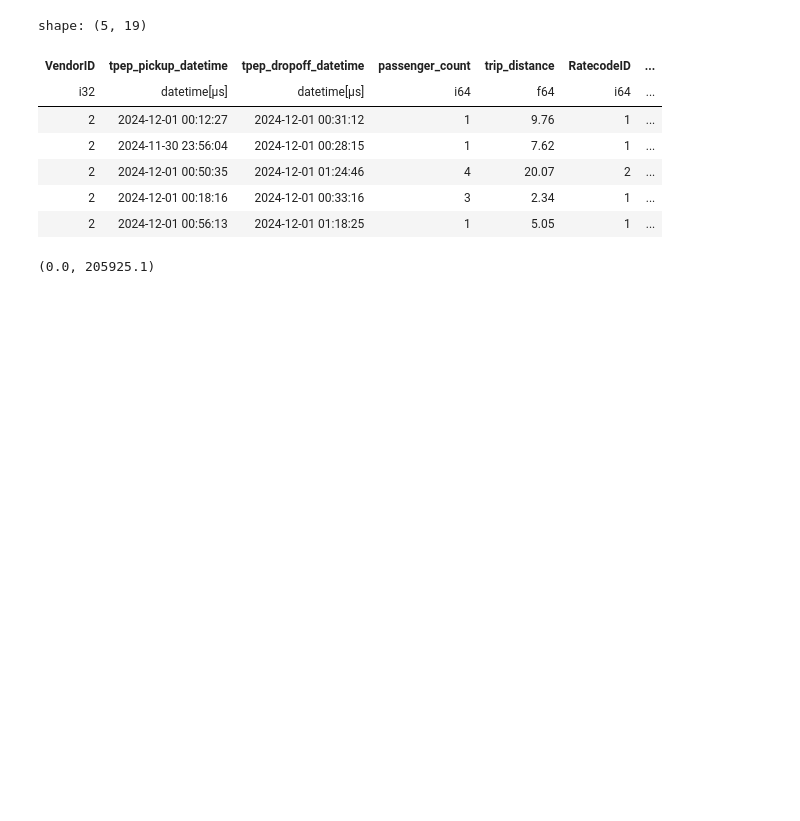
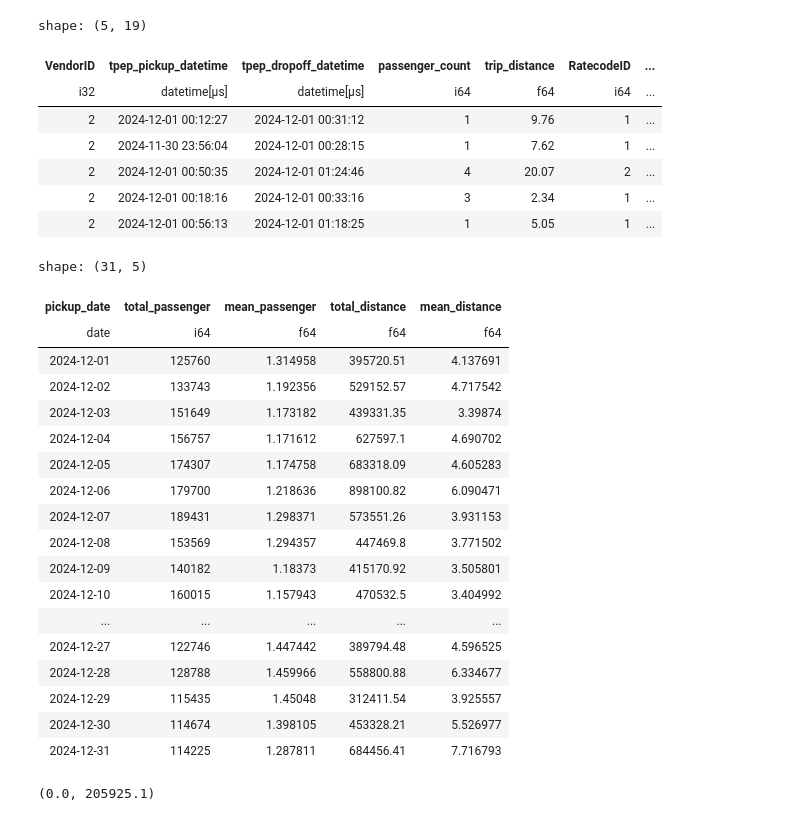
Before and after one commit to iop2000win/Basic, a Jupyter notebook: Polars___Basic.ipynb, the cells around one changed output. Saved outputs shown, nothing was run; the diff lists cells and outputs as text; code cells hidden in the pictures; blank space fills up the shorter version.

```diff
--- a/Polars___Basic.ipynb
+++ b/Polars___Basic.ipynb
@@ -748,6 +998,28 @@ pl_taxi_grouped = pl_taxi_filtered.group_by(['pickup_date']).agg(
                                                                     pl.col('trip_distance').sum().alias('total_distance'),
                                                                     pl.col('trip_distance').mean().alias('mean_distance')
                                                                 ).sort('pickup_date')
+# %%
+pl_taxi_grouped
+# %% [output]
+shape: (31, 5)
+| pickup_date | total_passenger | mean_passenger | total_distance | mean_distance |
+| date | i64 | f64 | f64 | f64 |
+| 2024-12-01 | 125760 | 1.314958 | 395720.51 | 4.137691 |
+| 2024-12-02 | 133743 | 1.192356 | 529152.57 | 4.717542 |
+| 2024-12-03 | 151649 | 1.173182 | 439331.35 | 3.39874 |
+| 2024-12-04 | 156757 | 1.171612 | 627597.1 | 4.690702 |
+| 2024-12-05 | 174307 | 1.174758 | 683318.09 | 4.605283 |
+| 2024-12-06 | 179700 | 1.218636 | 898100.82 | 6.090471 |
+| 2024-12-07 | 189431 | 1.298371 | 573551.26 | 3.931153 |
+| 2024-12-08 | 153569 | 1.294357 | 447469.8 | 3.771502 |
+| 2024-12-09 | 140182 | 1.18373 | 415170.92 | 3.505801 |
+| 2024-12-10 | 160015 | 1.157943 | 470532.5 | 3.404992 |
+| ... | ... | ... | ... | ... |
+| 2024-12-27 | 122746 | 1.447442 | 389794.48 | 4.596525 |
+| 2024-12-28 | 128788 | 1.459966 | 558800.88 | 6.334677 |
+| 2024-12-29 | 115435 | 1.45048 | 312411.54 | 3.925557 |
+| 2024-12-30 | 114674 | 1.398105 | 453328.21 | 5.526977 |
+| 2024-12-31 | 114225 | 1.287811 | 684456.41 | 7.716793 |
 # %%
 plt.plot(pl_taxi_grouped.select(pl.col('pickup_date')),
          pl_taxi_grouped.select(pl.col('total_passenger'))
```
Also changed, not shown: parts of 30 cells of this notebook, 1 other file.
